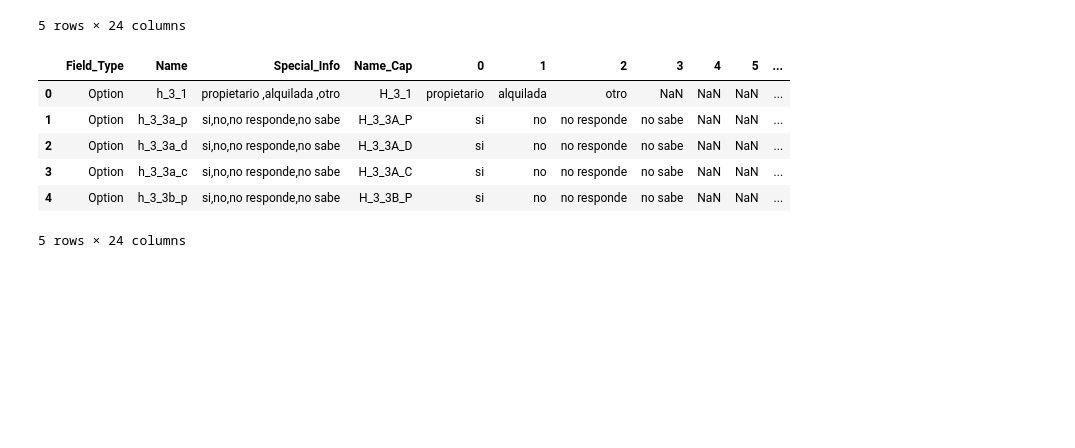
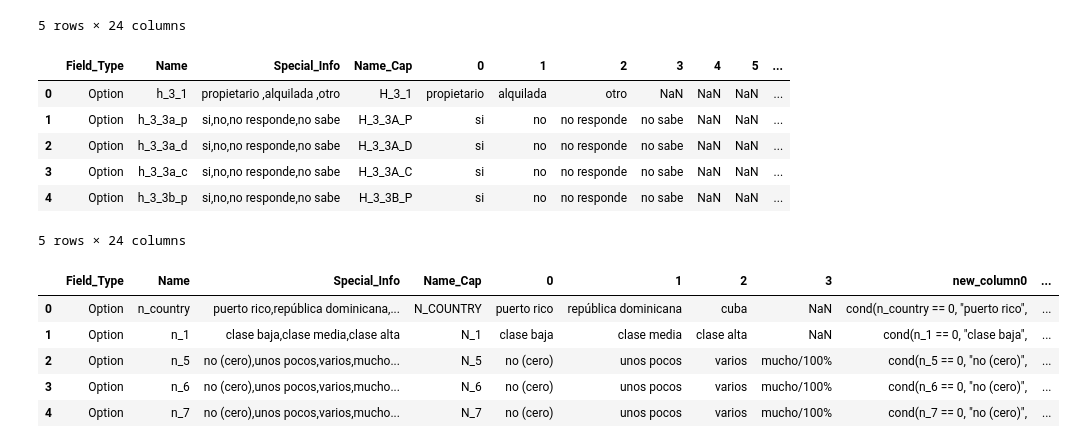
Before and after one commit to chrissoria/CADAS, a Jupyter notebook: Recode_Files/Converting_to_String.ipynb, the cells around one changed output. Cells and saved outputs as stored; diff of their text form; code cells hidden in the pictures; blank space fills up the shorter version.

```diff
--- a/Recode_Files/Converting_to_String.ipynb
+++ b/Recode_Files/Converting_to_String.ipynb
@@ -143,7 +143,7 @@ Socio.head()
 5 rows × 36 columns
 # %%
 Infor = (
-    pd.read_excel("../CADAS/CADAS_DD_V4.xlsx", engine='openpyxl', sheet_name="Informant")  # replace with your file path
+    pd.read_excel("../CADAS/CADAS_DD_V5.xlsx", engine='openpyxl', sheet_name="Informant")  # replace with your file path
     .loc[lambda df: df['Field_Type'] == 'Option', ['Field_Type', 'Name', 'Special_Info']]
     .reset_index(drop=True)
 )
@@ -194,7 +194,7 @@ Infor["full_instruction"] = Infor.apply(lambda row: f'{row["generate"]}\n\n{row[
 
 Infor_file = '../CADAS/recode_files/Infor_to_numeric.txt'
 with open(Infor_file, 'w') as f:
-    for code_line in Infor['generate']:
+    for code_line in Infor['full_instruction']:
         f.write(f"{code_line}\n\n")
 
 Infor.head()
@@ -208,7 +208,7 @@ Infor.head()
 5 rows × 26 columns
 # %%
 Phys = (
-    pd.read_excel("../CADAS/CADAS_DD_V4.xlsx", engine='openpyxl', sheet_name="Physical_Exam")  # replace with your file path
+    pd.read_excel("../CADAS/CADAS_DD_V5.xlsx", engine='openpyxl', sheet_name="Physical_Exam")
     .loc[lambda df: df['Field_Type'] == 'Option', ['Field_Type', 'Name', 'Special_Info']]
     .reset_index(drop=True)
 )
@@ -234,7 +234,7 @@ Phys = Phys.replace({None: np.nan})
 for i in range(0, 8):
     Phys[f'new_column{i}'] = Phys.apply(lambda row: str(f'cond({row["Name"]} ==  {Phys.columns[i+4]}, "{row[i]}", '), axis=1).astype(str)
 
-    Phys['new_combined_column'] = ""
+Phys['new_combined_column'] = ""
 
 for i in range(0, 8):
     Phys['new_combined_column'] += Phys.apply(lambda row: row[f"new_column{i}"] if 'nan' not in str(row[f"new_column{i}"]).lower() else '', axis=1)
@@ -259,7 +259,7 @@ Phys["full_instruction"] = Phys.apply(lambda row: f'{row["generate"]}\n\n{row["d
 
 Phys_file = '../CADAS/recode_files/Phys_to_numeric.txt'
 with open(Phys_file, 'w') as f:
-    for code_line in Phys['generate']:
+    for code_line in Phys['full_instruction']:
         f.write(f"{code_line}\n\n")
 
 Phys.head()
@@ -273,7 +273,7 @@ Phys.head()
 5 rows × 24 columns
 # %%
 Household = (
-    pd.read_excel("../CADAS/CADAS_DD_V4.xlsx", engine='openpyxl', sheet_name="Household")  # replace with your file path
+    pd.read_excel("../CADAS/CADAS_DD_V5.xlsx", engine='openpyxl', sheet_name="Household")
     .loc[lambda df: df['Field_Type'] == 'Option', ['Field_Type', 'Name', 'Special_Info']]
     .reset_index(drop=True)
 )
@@ -299,7 +299,7 @@ Household = Household.replace({None: np.nan})
 for i in range(0, 8):
     Household[f'new_column{i}'] = Household.apply(lambda row: str(f'cond({row["Name"]} ==  {Household.columns[i+4]}, "{row[i]}", '), axis=1).astype(str)
 
-    Household['new_combined_column'] = ""
+Household['new_combined_column'] = ""
 
 for i in range(0, 8):
     Household['new_combined_column'] += Household.apply(lambda row: row[f"new_column{i}"] if 'nan' not in str(row[f"new_column{i}"]).lower() else '', axis=1)
@@ -322,10 +322,9 @@ Household["generate"] = Household["generate"].apply(lambda x: x + ")" if "13," i
 Household["drop"] = Household.apply(lambda row: f'drop {row["Name"]}', axis=1)
 Household["full_instruction"] = Household.apply(lambda row: f'{row["generate"]}\n\n{row["drop"]}', axis=1)
 
-
 Household_file = '../CADAS/recode_files/Household_to_numeric.txt'
 with open(Household_file, 'w') as f:
-    for code_line in Household['generate']:
+    for code_line in Household['full_instruction']:
         f.write(f"{code_line}\n\n")
 
 Household.head()
@@ -337,3 +336,67 @@ Household.head()
 | 3 | Option | h_3_3a_c | si,no,no responde,no sabe | H_3_3A_C | si | no | no responde | no sabe | NaN | NaN | ... |
 | 4 | Option | h_3_3b_p | si,no,no responde,no sabe | H_3_3B_P | si | no | no responde | no sabe | NaN | NaN | ... |
 5 rows × 24 columns
+# %%
+Neighborhood = (
+    pd.read_excel("../CADAS/CADAS_DD_V5.xlsx", engine='openpyxl', sheet_name="Neighborhood")
+    .loc[lambda df: df['Field_Type'] == 'Option', ['Field_Type', 'Name', 'Special_Info']]
+    .reset_index(drop=True)
+)
+
+Neighborhood['Special_Info'] = Neighborhood['Special_Info'].str.lower()
+Neighborhood['Name'] = Neighborhood['Name'].str.lower()
+Neighborhood['Special_Info'] = Neighborhood['Special_Info'].str.replace(' required', '', case=False)
+
+columns_to_process = ['Field_Type', 'Name', 'Special_Info']
+
+for col in columns_to_process:
+    Neighborhood[col] = Neighborhood[col].astype(str).str.strip()
+
+Neighborhood['Name_Cap'] = Neighborhood['Name'].str.upper()
+
+split_special_info = Neighborhood['Special_Info'].str.split(',', expand=True)
+split_special_info = split_special_info.applymap(lambda x: x.strip() if x is not None else None)
+
+Neighborhood = pd.concat([Neighborhood, split_special_info], axis=1)
+
+Neighborhood = Neighborhood.replace({None: np.nan})
+
+for i in range(0, 4):
+    Neighborhood[f'new_column{i}'] = Neighborhood.apply(lambda row: str(f'cond({row["Name"]} ==  {Neighborhood.columns[i+4]}, "{row[i]}", '), axis=1).astype(str)
+
+Neighborhood['new_combined_column'] = ""
+
+for i in range(0, 4):
+    Neighborhood['new_combined_column'] += Neighborhood.apply(lambda row: row[f"new_column{i}"] if 'nan' not in str(row[f"new_column{i}"]).lower() else '', axis=1)
+
+Neighborhood["generate"] = Neighborhood.apply(lambda row: f'generate {row["Name_Cap"]} = {row["new_combined_column"]}""))', axis=1)
+
+Neighborhood["generate"] = Neighborhood["generate"].apply(lambda x: x + ")" if "2," in str(x) else x)
+Neighborhood["generate"] = Neighborhood["generate"].apply(lambda x: x + ")" if "3," in str(x) else x)
+Neighborhood["generate"] = Neighborhood["generate"].apply(lambda x: x + ")" if "4," in str(x) else x)
+Neighborhood["generate"] = Neighborhood["generate"].apply(lambda x: x + ")" if "5," in str(x) else x)
+Neighborhood["generate"] = Neighborhood["generate"].apply(lambda x: x + ")" if "6," in str(x) else x)
+Neighborhood["generate"] = Neighborhood["generate"].apply(lambda x: x + ")" if "7," in str(x) else x)
+Neighborhood["generate"] = Neighborhood["generate"].apply(lambda x: x + ")" if "8," in str(x) else x)
+Neighborhood["generate"] = Neighborhood["generate"].apply(lambda x: x + ")" if "9," in str(x) else x)
+Neighborhood["generate"] = Neighborhood["generate"].apply(lambda x: x + ")" if "10," in str(x) else x)
+Neighborhood["generate"] = Neighborhood["generate"].apply(lambda x: x + ")" if "11," in str(x) else x)
+Neighborhood["generate"] = Neighborhood["generate"].apply(lambda x: x + ")" if "12," in str(x) else x)
+Neighborhood["generate"] = Neighborhood["generate"].apply(lambda x: x + ")" if "13," in str(x) else x)
+
+Neighborhood["drop"] = Neighborhood.apply(lambda row: f'drop {row["Name"]}', axis=1)
+Neighborhood["full_instruction"] = Neighborhood.apply(lambda row: f'{row["generate"]}\n\n{row["drop"]}', axis=1)
+
+Neighborhood_file = '../CADAS/recode_files/Neighborhood_to_numeric.txt'
+with open(Neighborhood_file, 'w') as f:
+    for code_line in Neighborhood['full_instruction']:
+        f.write(f"{code_line}\n\n")
+
+Neighborhood.head()
+# %% [output]
+|  | Field_Type | Name | Special_Info | Name_Cap | 0 | 1 | 2 | 3 | new_column0 | ... |
+| 0 | Option | n_country | puerto rico,república dominicana,... | N_COUNTRY | puerto rico | república dominicana | cuba | NaN | cond(n_country == 0, "puerto rico", | ... |
+| 1 | Option | n_1 | clase baja,clase media,clase alta | N_1 | clase baja | clase media | clase alta | NaN | cond(n_1 == 0, "clase baja", | ... |
+| 2 | Option | n_5 | no (cero),unos pocos,varios,mucho... | N_5 | no (cero) | unos pocos | varios | mucho/100% | cond(n_5 == 0, "no (cero)", | ... |
+| 3 | Option | n_6 | no (cero),unos pocos,varios,mucho... | N_6 | no (cero) | unos pocos | varios | mucho/100% | cond(n_6 == 0, "no (cero)", | ... |
+| 4 | Option | n_7 | no (cero),unos pocos,varios,mucho... | N_7 | no (cero) | unos pocos | varios | mucho/100% | cond(n_7 == 0, "no (cero)", | ... |
```
Also changed, not shown: 12 other files.
